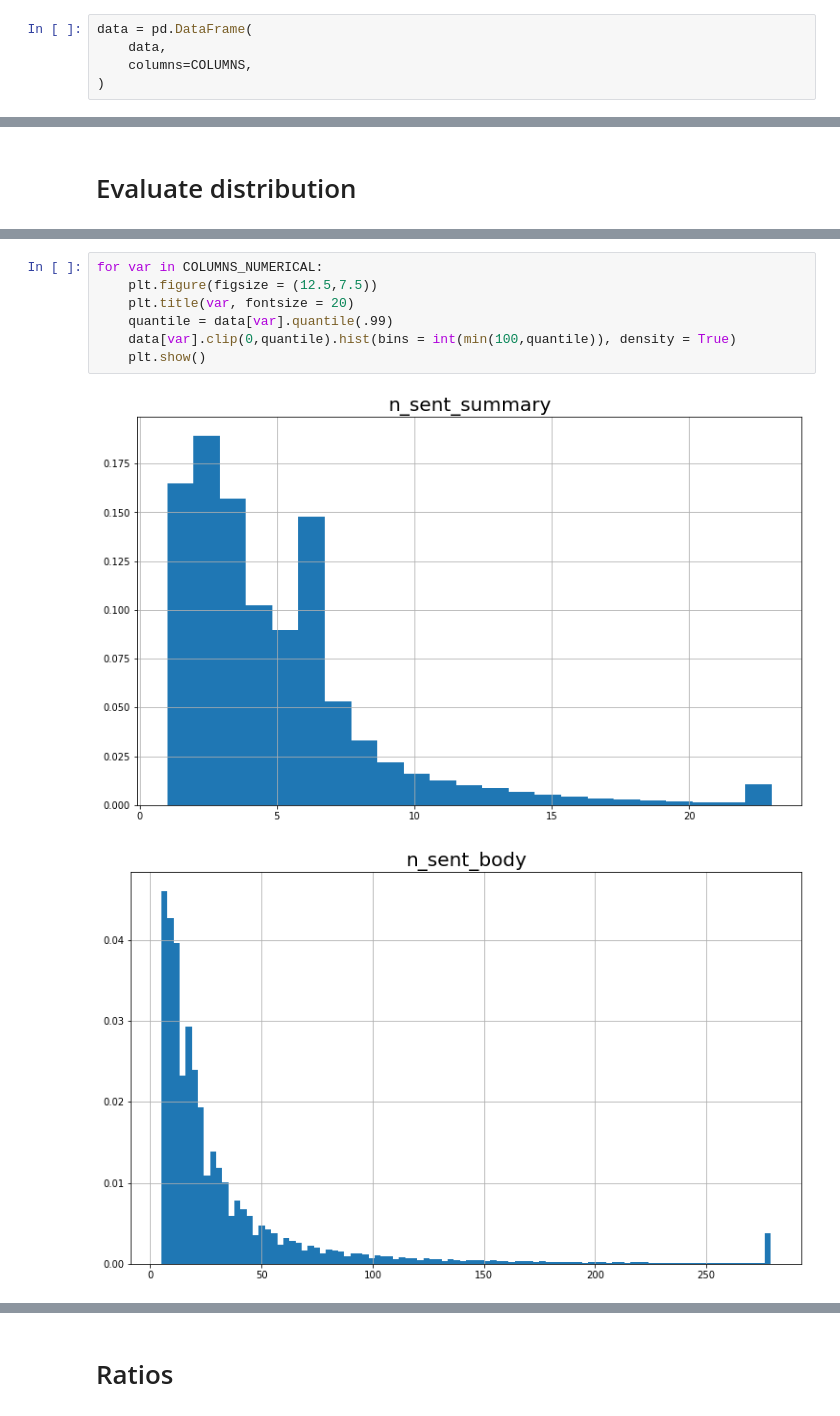
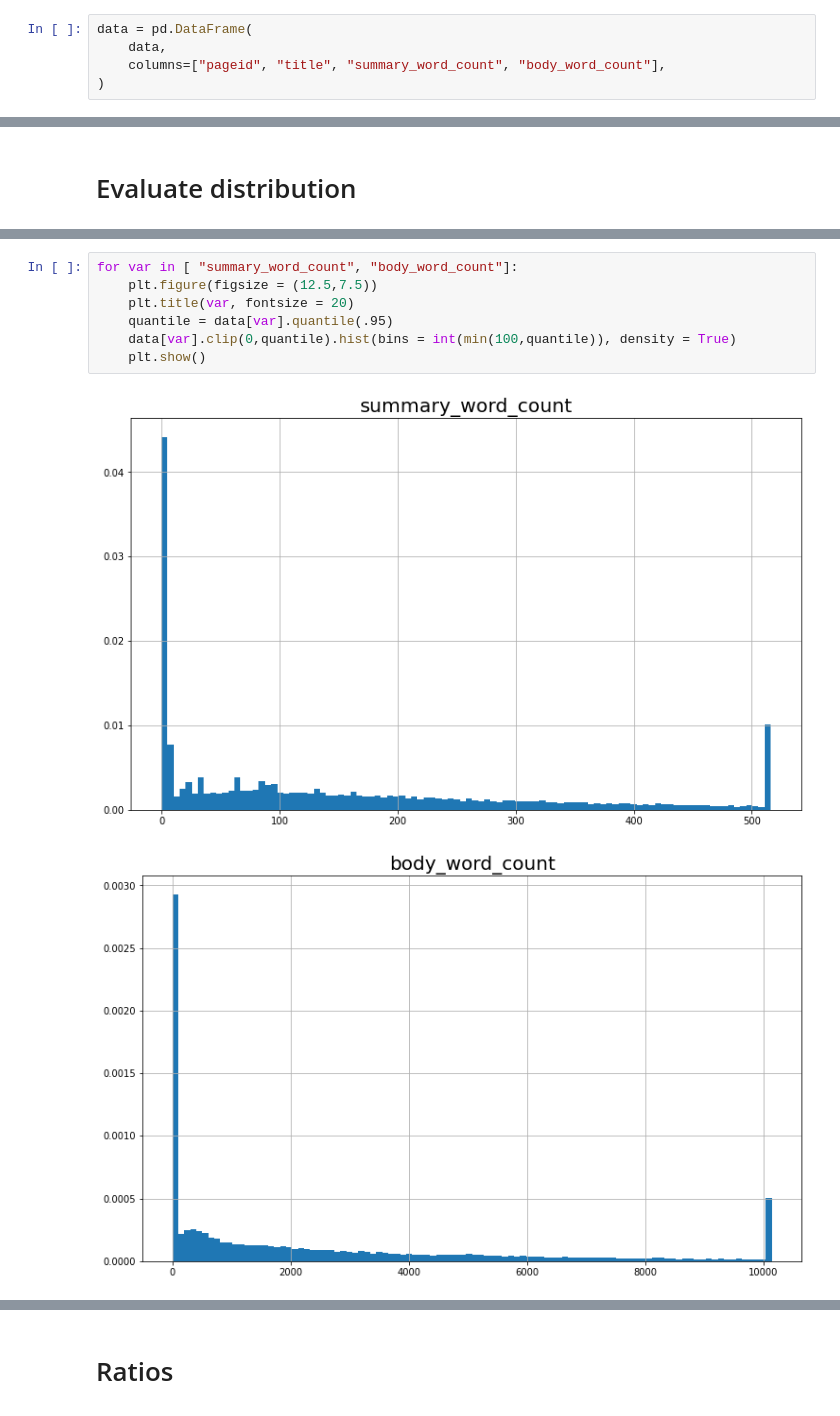
Before and after one commit to IvanRoblesMunoz/document_information_extraction, a Jupyter notebook: notebooks/EDA/01.evaluate-token-distribution.ipynb, the cells around one changed output, grey strips where cells are left out. Drawn from its saved outputs; the diff is of its cells as text.

```diff
--- a/notebooks/EDA/01.evaluate-token-distribution.ipynb
+++ b/notebooks/EDA/01.evaluate-token-distribution.ipynb
@@ -49,7 +26,7 @@ data = retrieve_query(query)
 # %%
 data = pd.DataFrame(
     data,
-    columns=COLUMNS,
+    columns=["pageid", "title", "summary_word_count", "body_word_count"],
 )
 # %%
 print(f"Number of observations: {len(data)}")
@@ -78,10 +62,10 @@ dtype: int64
 # %%
-for var in COLUMNS_NUMERICAL:
+for var in [ "summary_word_count", "body_word_count"]:
     plt.figure(figsize = (12.5,7.5))
     plt.title(var, fontsize = 20)
-    quantile = data[var].quantile(.99)
+    quantile = data[var].quantile(.95)
     data[var].clip(0,quantile).hist(bins = int(min(100,quantile)), density = True)
     plt.show()
 # %% [output]
-[figure, old version]
+[figure, new version]
-[figure, old version]
+[figure, new version]
```
Also changed, not shown: parts of 15 cells of this notebook, 5 other files.
